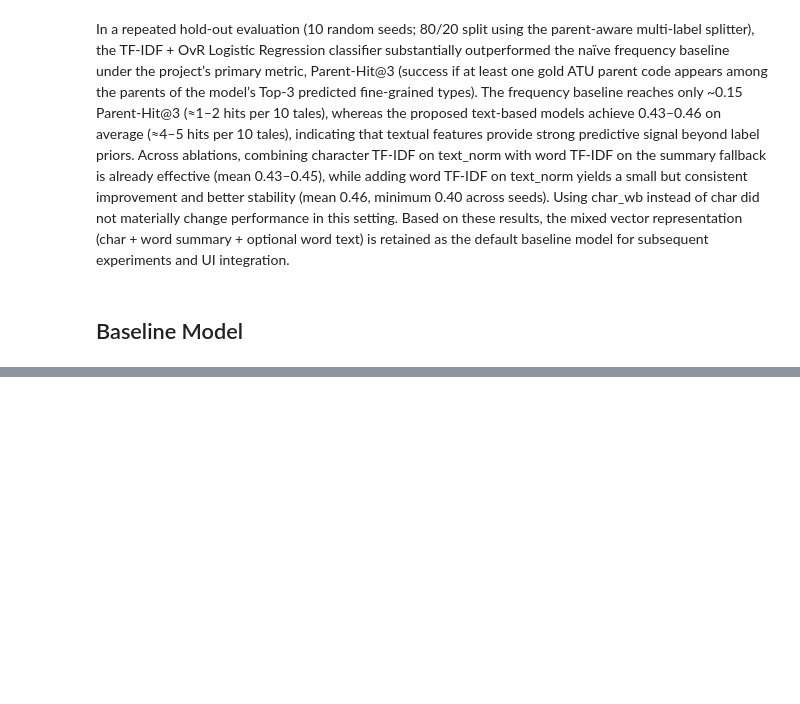
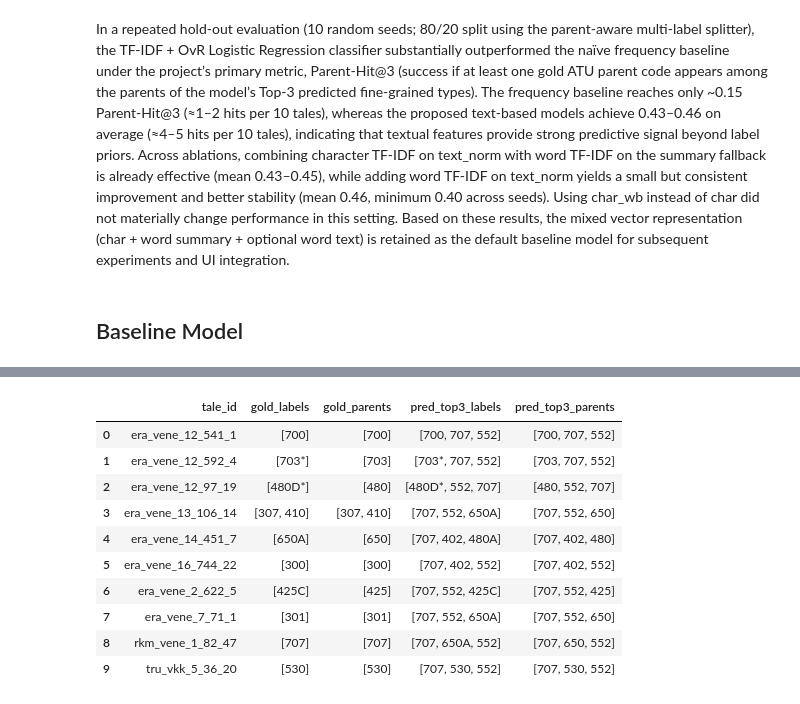
Before and after one commit to eugeniavd/magic_tagger, a Jupyter notebook: notebooks/06_classificator_training.ipynb, the cells around one changed output, grey strips where cells are left out. Cells and saved outputs as stored; diff of their text form; code cells hidden in the pictures; blank space fills up the shorter version.

```diff
--- a/notebooks/06_classificator_training.ipynb
+++ b/notebooks/06_classificator_training.ipynb
@@ -1512,18 +849,0 @@ BEST by CV: A_char + word_summary_fallback
-# %%
-# ----------------------------
-# 6) Train best model on FULL TRAIN and evaluate on TEST
-# ----------------------------
-X_train = build_X_for_model(train_df, summary_col="summary_fallback")
-X_test  = build_X_for_model(test_df,  summary_col="summary_fallback")
-
-best_model = best_builder()
-best_model.fit(X_train, y_train)
-
-proba_test = best_model.predict_proba(X_test)
-test_score = parent_hit_at_k_from_proba(
-    y_true_parent_lists=test_df["labels_parent"].tolist(),
-    proba=proba_test,
-    classes=mlb.classes_,
-    k=3
-)
-print(f"\nTEST Parent-Hit@3 for BEST ({best_name}): {test_score:.3f}")
@@ -1590,0 +1001,64 @@ print("Saved:", MODEL_PATH, LABELS_PATH, META_PATH)
+# %%
+# If you want to force the best model explicitly (recommended for reproducibility):
+best_builder = lambda: build_model(use_word_summary=True, use_word_text=False, char_analyzer="char")  # Model A
+
+K = 3
+
+Y_train = mlb.fit_transform(y_train_list)
+classes = np.asarray(mlb.classes_)
+
+# ---- train best model on FULL TRAIN ----
+best_model = best_builder()
+best_model.fit(X_train, Y_train)
+
+# ---- predict on TEST ----
+proba = best_model.predict_proba(X_test)
+
+# normalize possible list-of-arrays to 2D array (defensive)
+if isinstance(proba, list):
+    cols = []
+    for p in proba:
+        p = np.asarray(p)
+        if p.ndim == 2 and p.shape[1] == 2:
+            cols.append(p[:, 1])
+        elif p.ndim == 2 and p.shape[1] == 1:
+            cols.append(p[:, 0])
+        else:
+            cols.append(p.reshape(-1))
+    proba = np.column_stack(cols)
+else:
+    proba = np.asarray(proba)
+
+# ---- metrics on TEST (no fitting here) ----
+test_parent_hit3 = parent_hit_at_k_from_proba(
+    y_true_parent_lists=test_df["labels_parent"].tolist(),
+    proba=proba,
+    classes=classes,
+    k=K,
+)
+
+test_exact_hit3 = exact_hit_at_k_from_proba(
+    y_true_labels_lists=y_test_list,
+    proba=proba,
+    classes=classes,
+    k=K,
+)
+
+print(f"TEST Parent-Hit@{K}: {test_parent_hit3:.4f}")
+print(f"TEST Exact-Hit@{K}:  {test_exact_hit3:.4f}")
+
+# ---- optional: per-item Top-3 report (useful for QA/UI) ----
+topk_idx = np.argsort(-proba, axis=1)[:, :K]
+pred_topk = [[classes[j] for j in row] for row in topk_idx]
+pred_topk_parent = [[atu_parent(lab) for lab in row] for row in pred_topk]
+
+report = pd.DataFrame({
+    "tale_id": test_df["tale_id"] if "tale_id" in test_df.columns else np.arange(len(test_df)),
+    "gold_labels": y_test_list,
+    "gold_parents": test_df["labels_parent"].tolist(),
+    "pred_top3_labels": pred_topk,
+    "pred_top3_parents": pred_topk_parent,
+})
+
+display(report)
+# %% [output]
@@ -1590,0 +1067,11 @@ print("Saved:", MODEL_PATH, LABELS_PATH, META_PATH)
+|  | tale_id | gold_labels | gold_parents | pred_top3_labels | pred_top3_parents |
+| 0 | era_vene_12_541_1 | [700] | [700] | [700, 707, 552] | [700, 707, 552] |
+| 1 | era_vene_12_592_4 | [703*] | [703] | [703*, 707, 552] | [703, 707, 552] |
+| 2 | era_vene_12_97_19 | [480D*] | [480] | [480D*, 552, 707] | [480, 552, 707] |
+| 3 | era_vene_13_106_14 | [307, 410] | [307, 410] | [707, 552, 650A] | [707, 552, 650] |
+| 4 | era_vene_14_451_7 | [650A] | [650] | [707, 402, 480A] | [707, 402, 480] |
+| 5 | era_vene_16_744_22 | [300] | [300] | [707, 402, 552] | [707, 402, 552] |
+| 6 | era_vene_2_622_5 | [425C] | [425] | [707, 552, 425C] | [707, 552, 425] |
+| 7 | era_vene_7_71_1 | [301] | [301] | [707, 552, 650A] | [707, 552, 650] |
+| 8 | rkm_vene_1_82_47 | [707] | [707] | [707, 650A, 552] | [707, 650, 552] |
+| 9 | tru_vkk_5_36_20 | [530] | [530] | [707, 530, 552] | [707, 530, 552] |
```
Also changed, not shown: parts of 46 cells of this notebook, 1 other file.
